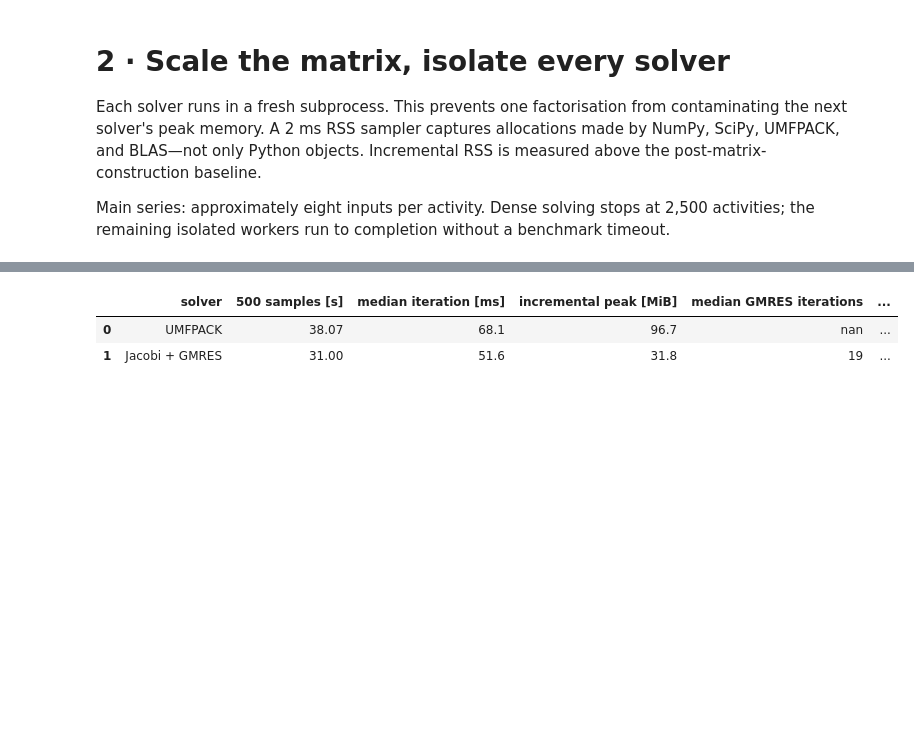
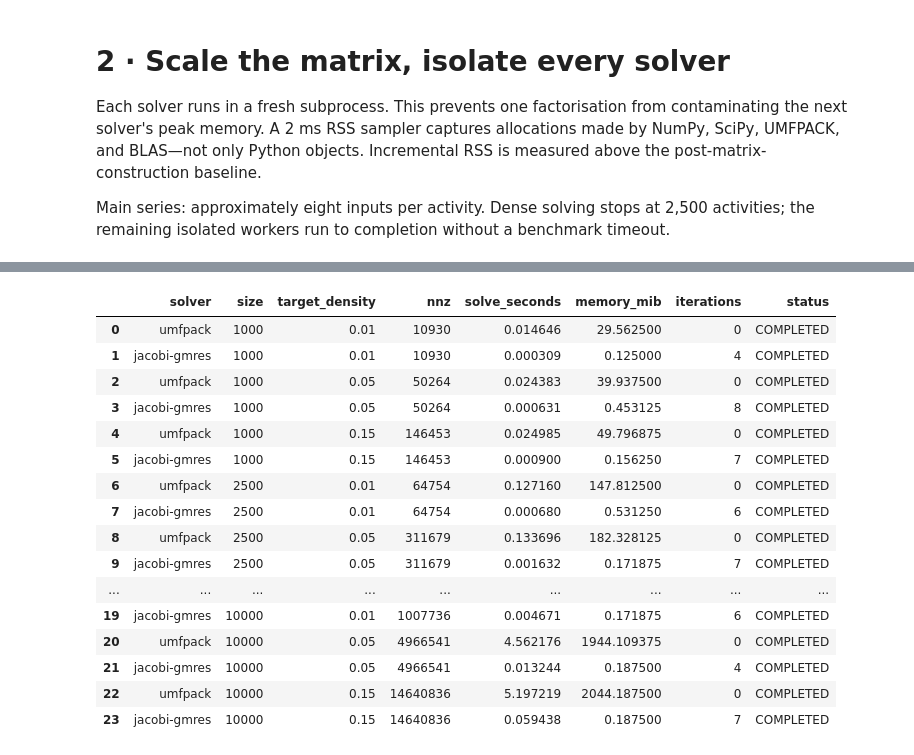
Before and after one commit to romainsacchi/jacobi, a Jupyter notebook: output/jupyter-notebook/brightcon-2026-jacobi-gmres.ipynb, the cells around one changed output, grey strips where cells are left out. Saved outputs shown, nothing was run; the diff lists cells and outputs as text; code cells hidden in the pictures; blank space fills up the shorter version.

```diff
--- a/output/jupyter-notebook/brightcon-2026-jacobi-gmres.ipynb
+++ b/output/jupyter-notebook/brightcon-2026-jacobi-gmres.ipynb
@@ -29,6 +31,7 @@ from time import perf_counter
 import matplotlib.pyplot as plt
 import numpy as np
 import pandas as pd
+import psutil
 import scipy
 from IPython.display import Markdown, display
 from scipy.sparse.linalg import LinearOperator, gmres, spsolve
@@ -52,6 +55,12 @@ ACTIVITY_CODE = "bafu-219622"
 METHOD = ("IPCC 2021", "climate change", "global warming potential (GWP100)")
 SEED = 2026
 RTOL = 1e-4
+try:
+    import pypardiso  # noqa: F401
+    PARDISO_AVAILABLE = True
+except ImportError:
+    PARDISO_AVAILABLE = False
+DIRECT_SOLVERS = ["umfpack"] + (["pardiso"] if PARDISO_AVAILABLE else [])
 
 {
     "live workers": LIVE,
@@ -470,42 +472,29 @@ pd.DataFrame([
 # %%
-from dev.compare_bafu_runs import summarize
+def live_or_stored_io_block():
+    live_path = ROOT / "results" / "live_density_ioblock.json"
+    fallback = ROOT / "results" / "synthetic_density_ioblock_calibration.json"
+    if LIVE:
+        available_mib = psutil.virtual_memory().available / 2**20
+        construction_guard_mib = int(min(8192, max(512, available_mib * 0.25)))
+        command = [
+            sys.executable, "dev/run_synthetic_suite.py", "--python", sys.executable,
+            "--output", str(live_path), "--sizes", "1000", "2500", "5000", "10000",
+            "--solvers", *DIRECT_SOLVERS, "jacobi-gmres", "--topology", "fixed-density",
+            "--densities", "0.01", "0.05", "0.15", "--matrix-family", "io-block",
+            "--blocks", "8", "--rtol", str(RTOL), "--run-timeout", "90", "--total-budget", "600",
+            "--max-estimated-construction-mib", str(construction_guard_mib),
+        ]
+        try:
+            run_checked(command, timeout=300)
+            return json.loads(live_path.read_text()), "LIVE"
+        except Exception as error:
+            return json.loads(fallback.read_text()), f"STORED FALLBACK ({type(error).__name__})"
+    return json.loads(fallback.read_text()), "STORED RESULTS"
 
 
-def monte_carlo_runs():
-    fallback_direct = ROOT / "results" / "bafu_direct_500.json"
-    fallback_iterative = ROOT / "results" / "bafu_jacobi_500.json"
-    if LIVE and BW_READY:
-        try:
-            direct = run_bafu_worker("direct", 500, True, ROOT / "results" / "live_bafu_direct_500.json")
-            iterative = run_bafu_worker("jacobi-gmres", 500, True, ROOT / "results" / "live_bafu_jacobi_500.json")
-            return direct, iterative, "LIVE"
-        except Exception as error:
-            source = f"STORED FALLBACK ({type(error).__name__})"
-    else:
-        source = "STORED RESULTS"
-    return json.loads(fallback_direct.read_text()), json.loads(fallback_iterative.read_text()), source
-
-
-mc_direct, mc_iterative, mc_source = monte_carlo_runs()
-mc_summary = summarize(mc_direct, mc_iterative)  # Raises if any paired fingerprint differs.
-display(Markdown(f"**Result source: {mc_source} · paired fingerprints match: YES**"))
-
-pd.DataFrame([
-    {
-        "solver": "UMFPACK",
-        "500 samples [s]": mc_summary["direct"]["calculation_seconds"],
-        "median iteration [ms]": mc_summary["direct"]["median_iteration_seconds_excluding_first"] * 1000,
-        "incremental peak [MiB]": mc_summary["direct"]["incremental_peak_rss_bytes"] / 2**20,
-        "median GMRES iterations": np.nan,
-        "warm start": "—",
-    },
-    {
-        "solver": "Jacobi + GMRES",
-        "500 samples [s]": mc_summary["jacobi_gmres"]["calculation_seconds"],
-        "median iteration [ms]": mc_summary["jacobi_gmres"]["median_iteration_seconds_excluding_first"] * 1000,
-        "incremental peak [MiB]": mc_summary["jacobi_gmres"]["incremental_peak_rss_bytes"] / 2**20,
-        "median GMRES iterations": mc_summary["jacobi_gmres"]["median_gmres_iterations"],
-        "warm start": "yes",
-    },
-]).style.format({"500 samples [s]": "{:.2f}", "median iteration [ms]": "{:.1f}", "incremental peak [MiB]": "{:.1f}", "median GMRES iterations": "{:.0f}"})
+ioblock_payload, ioblock_source = live_or_stored_io_block()
+display(Markdown(f"**Result source: {ioblock_source}**"))
+ioblock = pd.json_normalize(ioblock_payload["results"])
+ioblock["memory_mib"] = ioblock["incremental_peak_rss_bytes"] / 2**20
+display(ioblock[["solver", "size", "target_density", "nnz", "solve_seconds", "memory_mib", "iterations", "status"]])
 # %% [output]
@@ -513,3 +502,17 @@ pd.DataFrame([
-|  | solver | 500 samples [s] | median iteration [ms] | incremental peak [MiB] | median GMRES iterations | ... |
-| 0 | UMFPACK | 38.07 | 68.1 | 96.7 | nan | ... |
-| 1 | Jacobi + GMRES | 31.00 | 51.6 | 31.8 | 19 | ... |
+|  | solver | size | target_density | nnz | solve_seconds | memory_mib | iterations | status |
+| 0 | umfpack | 1000 | 0.01 | 10930 | 0.014646 | 29.562500 | 0 | COMPLETED |
+| 1 | jacobi-gmres | 1000 | 0.01 | 10930 | 0.000309 | 0.125000 | 4 | COMPLETED |
+| 2 | umfpack | 1000 | 0.05 | 50264 | 0.024383 | 39.937500 | 0 | COMPLETED |
+| 3 | jacobi-gmres | 1000 | 0.05 | 50264 | 0.000631 | 0.453125 | 8 | COMPLETED |
+| 4 | umfpack | 1000 | 0.15 | 146453 | 0.024985 | 49.796875 | 0 | COMPLETED |
+| 5 | jacobi-gmres | 1000 | 0.15 | 146453 | 0.000900 | 0.156250 | 7 | COMPLETED |
+| 6 | umfpack | 2500 | 0.01 | 64754 | 0.127160 | 147.812500 | 0 | COMPLETED |
+| 7 | jacobi-gmres | 2500 | 0.01 | 64754 | 0.000680 | 0.531250 | 6 | COMPLETED |
+| 8 | umfpack | 2500 | 0.05 | 311679 | 0.133696 | 182.328125 | 0 | COMPLETED |
+| 9 | jacobi-gmres | 2500 | 0.05 | 311679 | 0.001632 | 0.171875 | 7 | COMPLETED |
+| ... | ... | ... | ... | ... | ... | ... | ... | ... |
+| 19 | jacobi-gmres | 10000 | 0.01 | 1007736 | 0.004671 | 0.171875 | 6 | COMPLETED |
+| 20 | umfpack | 10000 | 0.05 | 4966541 | 4.562176 | 1944.109375 | 0 | COMPLETED |
+| 21 | jacobi-gmres | 10000 | 0.05 | 4966541 | 0.013244 | 0.187500 | 4 | COMPLETED |
+| 22 | umfpack | 10000 | 0.15 | 14640836 | 5.197219 | 2044.187500 | 0 | COMPLETED |
+| 23 | jacobi-gmres | 10000 | 0.15 | 14640836 | 0.059438 | 0.187500 | 7 | COMPLETED |
```
Also changed, not shown: parts of 27 cells of this notebook, 3 other files.
